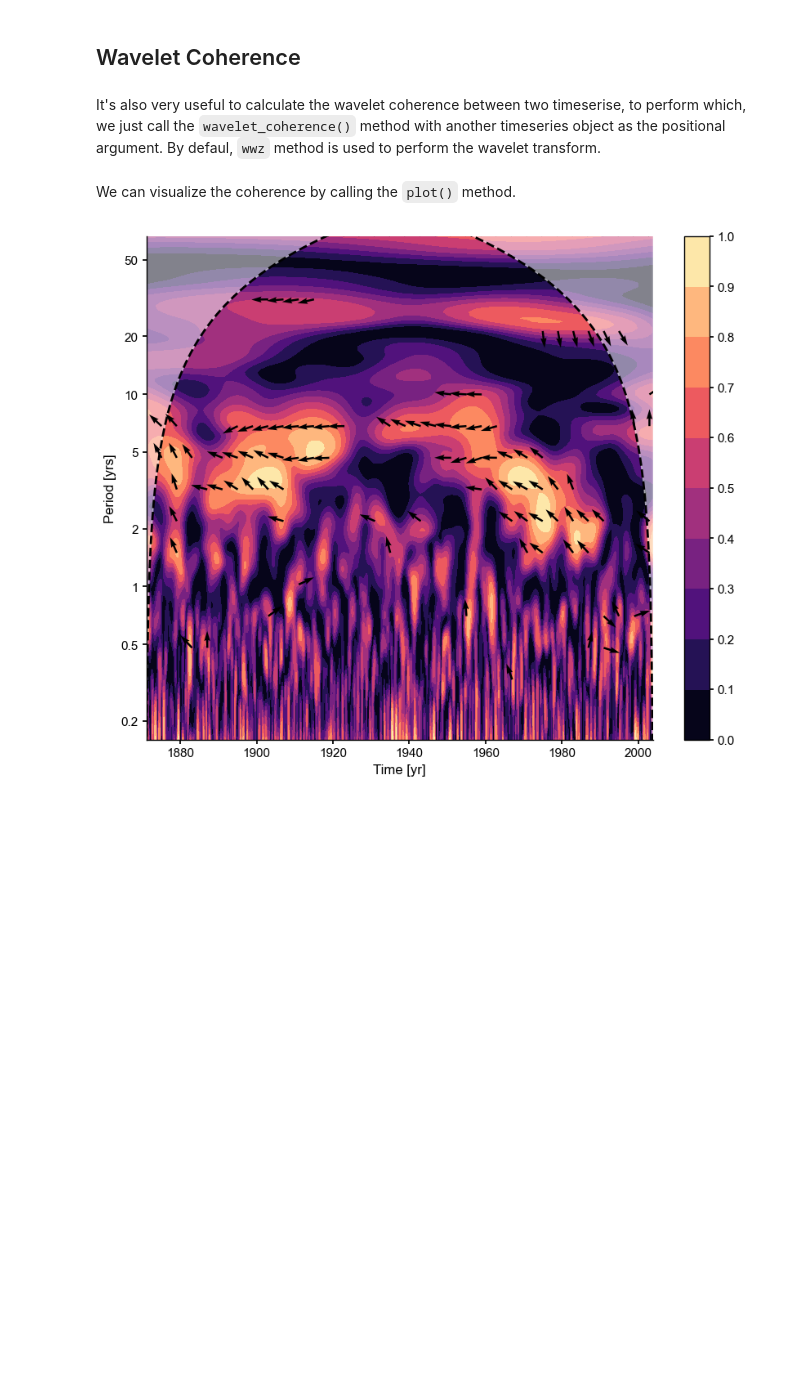
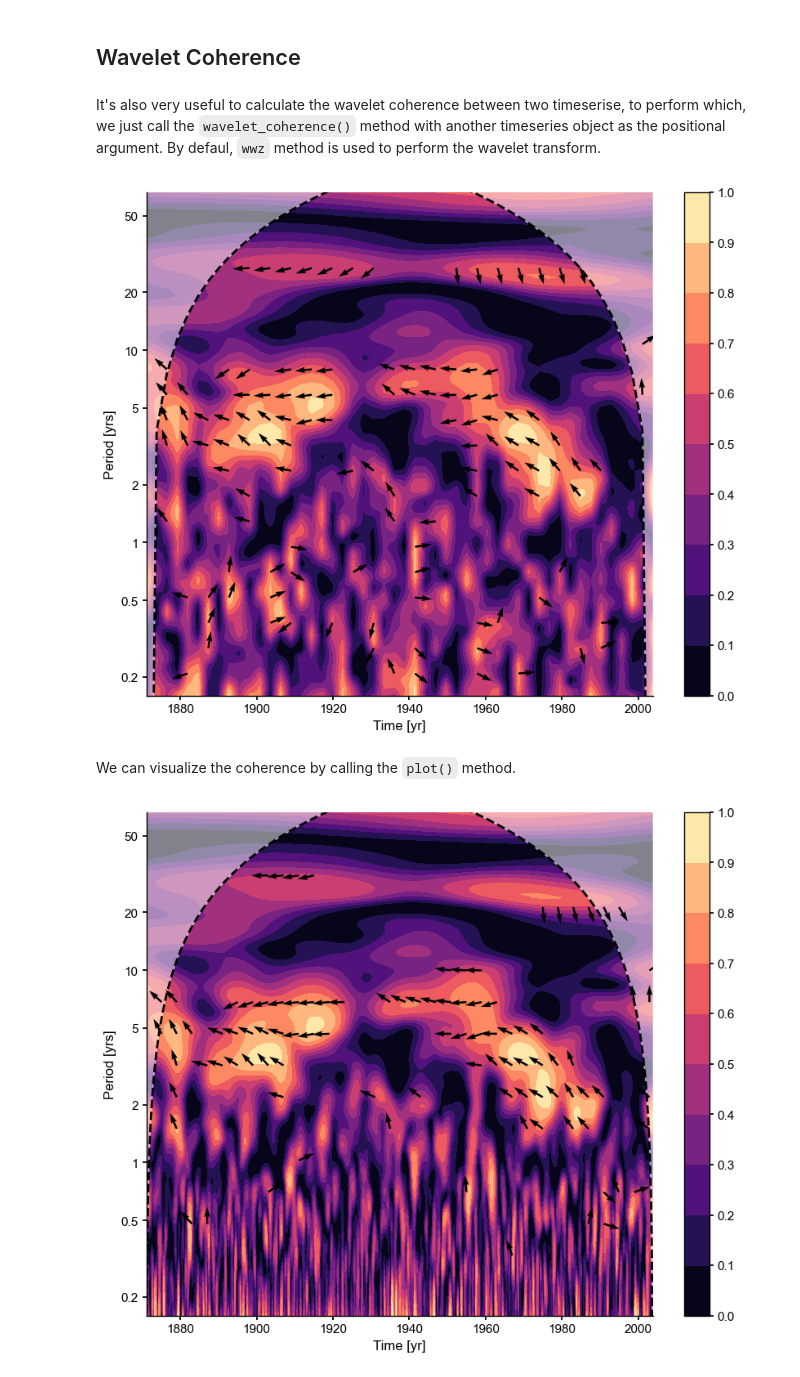
Before and after one commit to LinkedEarth/Pyleoclim_util, a Jupyter notebook: example_notebooks/pyleoclim_ui_tutorial.ipynb, the cells around one changed output. Saved outputs shown, nothing was run; the diff lists cells and outputs as text; code cells hidden in the pictures; blank space fills up the shorter version.

```diff
--- a/example_notebooks/pyleoclim_ui_tutorial.ipynb
+++ b/example_notebooks/pyleoclim_ui_tutorial.ipynb
@@ -129,6 +131,10 @@ It's also very useful to calculate the wavelet coherence between two timeserise,
 By defaul, `wwz` method is used to perform the wavelet transform.
 # %%
 coh = ts_nino.wavelet_coherence(ts_air)
+# %%
+fig, ax = coh.plot()
+# %% [output]
+[figure, added]
 # %% [markdown]
 We can visualize the coherence by calling the `plot()` method.
 # %%
```
Also changed, not shown: parts of 2 cells of this notebook, 1 other file.
